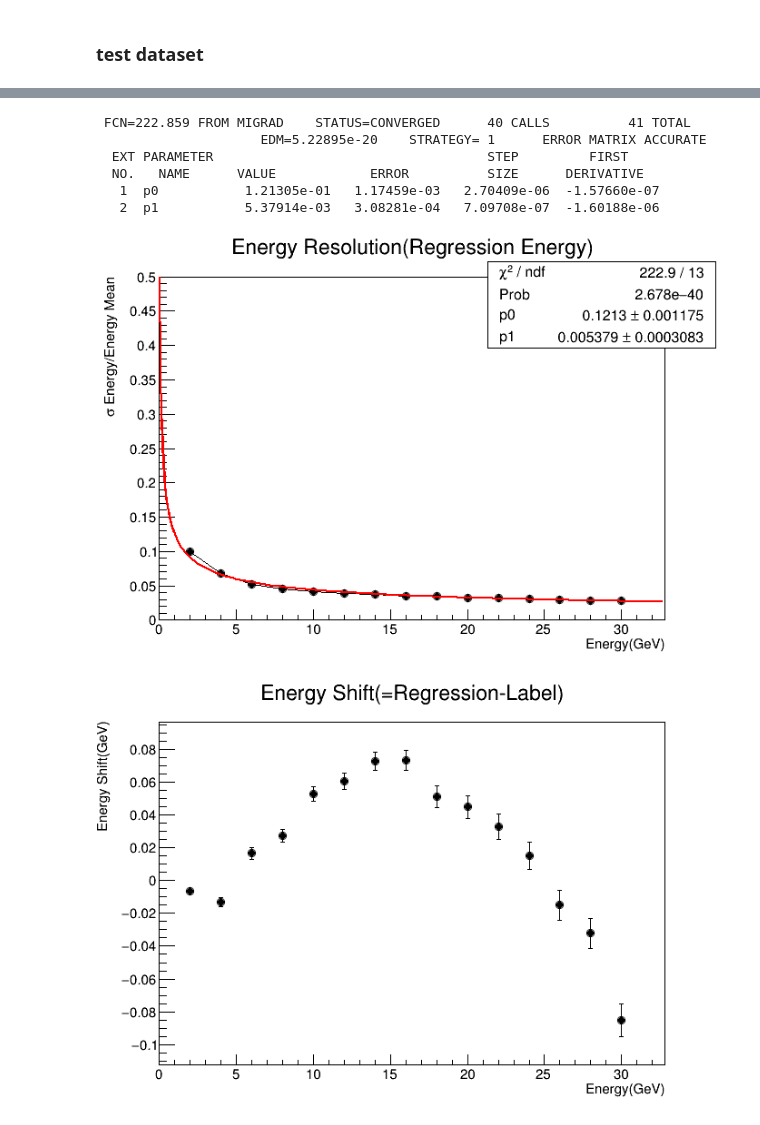
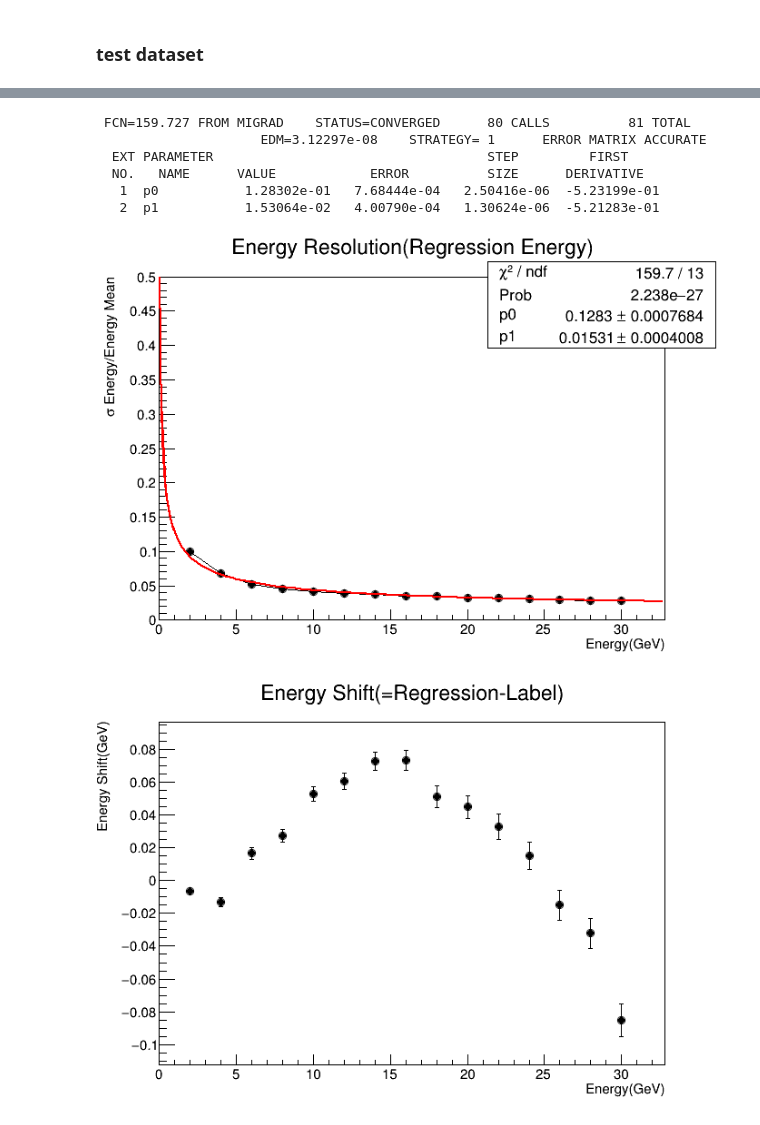
Before and after one commit to SmallForestk/gradiation_CNN, a Jupyter notebook: CNN/analysis_3D_3lr.ipynb, the cells around one changed output, grey strips where cells are left out. Drawn from its saved outputs; the diff is of its cells as text; code cells hidden in the pictures.

```diff
--- a/CNN/analysis_3D_3lr.ipynb
+++ b/CNN/analysis_3D_3lr.ipynb
@@ -171,20 +120,20 @@ Warning in <TCanvas::Constructor>: Deleting canvas with same name: c_energy14
 # %%
 c_resolution = r.TCanvas("c_resolution")
 g1_resolution = result.Get("g1_resolution")
-f1_resolution = r.TF1("f1_resolution", "[0]/sqrt(x)+[1]")
+f1_resolution = r.TF1("f1_resolution", "sqrt([0]**2/x+[1]**2)")
 g1_resolution.Fit("f1_resolution")
 r.gStyle.SetOptFit(1111)
 g1_resolution.Draw("APL")
 f1_resolution.Draw("same")
 c_resolution.Draw()
 # %% [output]
- FCN=222.859 FROM MIGRAD    STATUS=CONVERGED      40 CALLS          41 TOTAL
-                     EDM=5.22895e-20    STRATEGY= 1      ERROR MATRIX ACCURATE
+ FCN=159.727 FROM MIGRAD    STATUS=CONVERGED      80 CALLS          81 TOTAL
+                     EDM=3.12297e-08    STRATEGY= 1      ERROR MATRIX ACCURATE
   EXT PARAMETER                                   STEP         FIRST
   NO.   NAME      VALUE            ERROR          SIZE      DERIVATIVE
-   1  p0           1.21305e-01   1.17459e-03   2.70409e-06  -1.57660e-07
-   2  p1           5.37914e-03   3.08281e-04   7.09708e-07  -1.60188e-06
+   1  p0           1.28302e-01   7.68444e-04   2.50416e-06  -5.23199e-01
+   2  p1           1.53064e-02   4.00790e-04   1.30624e-06  -5.21283e-01
-[figure, old version]
+[figure, new version]
 # %%
 c_meanshift = r.TCanvas("c_meanshift")
 g1_meanshift = result.Get("g1_meanshift")
```
Also changed, not shown: parts of 18 cells of this notebook.
